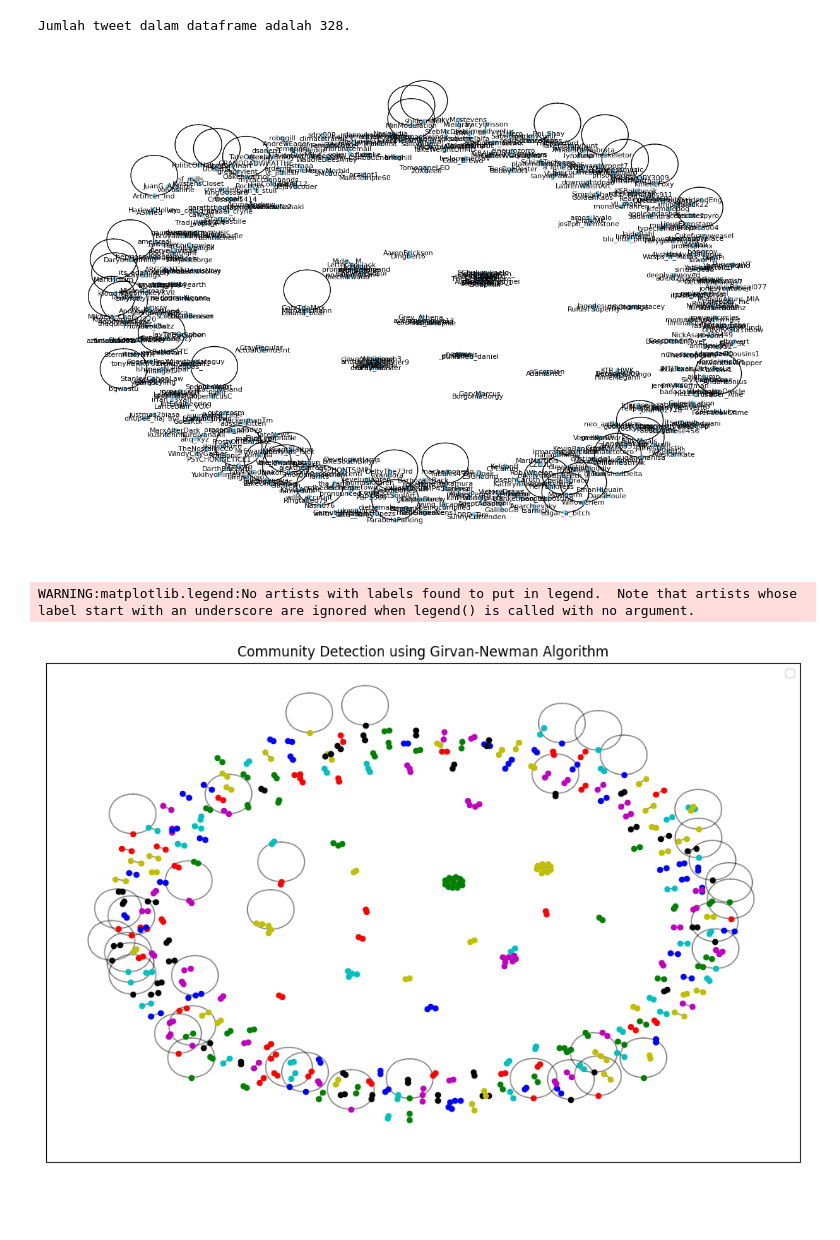
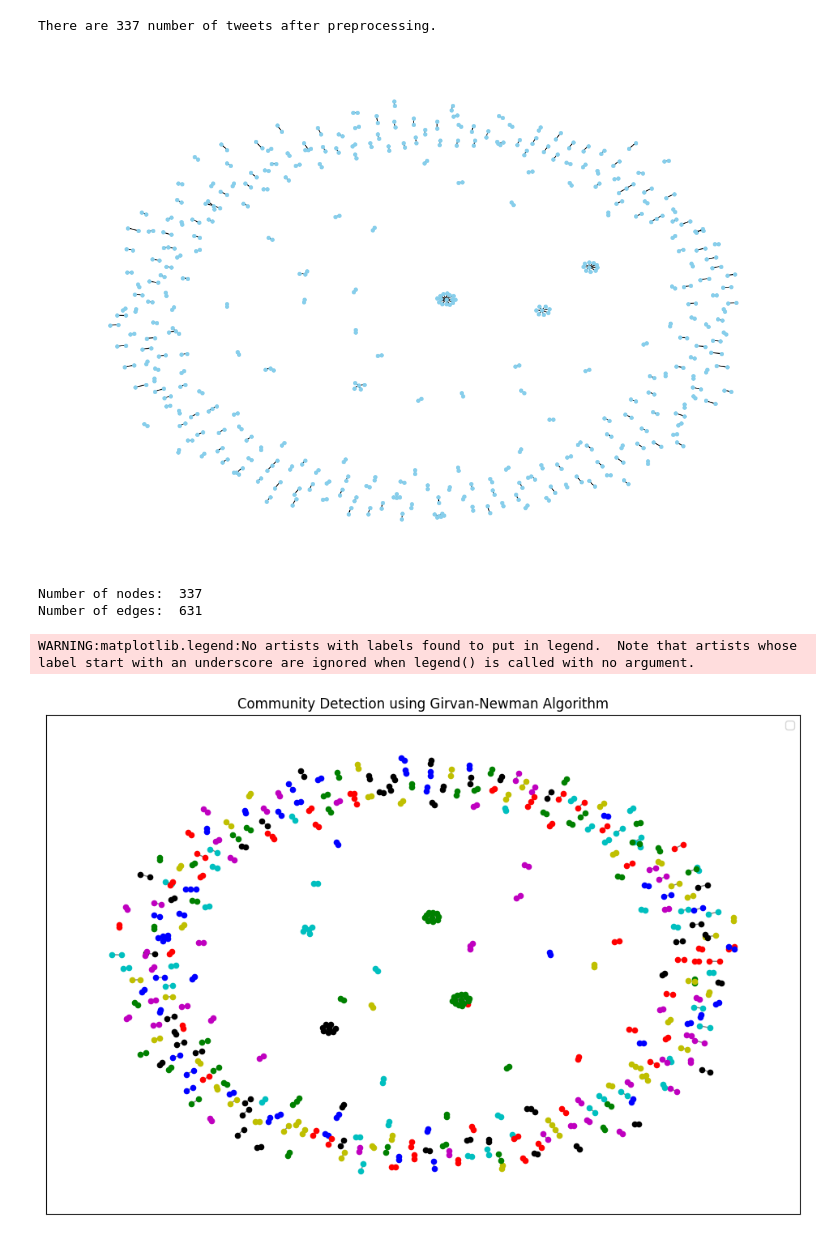
Before and after one commit to hidayattaufiqur/AJS-project-two, a Jupyter notebook: AJS_Project_2.ipynb, the cells around one changed output. Saved outputs shown, nothing was run; the diff lists cells and outputs as text; code cells hidden in the pictures; blank space fills up the shorter version.

```diff
--- a/AJS_Project_2.ipynb
+++ b/AJS_Project_2.ipynb
@@ -110,6 +107,9 @@ Jumlah tweet dalam dataframe adalah 774.
 # %%
 # Preprocess the data
-df = df[['username', 'in_reply_to_screen_name']].dropna()
+df = df[['id_str', 'username', 'in_reply_to_screen_name', 'full_text', 'quote_count', 'reply_count', 'retweet_count', 'favorite_count', 'lang']].dropna()
 df.drop_duplicates(inplace=True)
+
+df['username'] = df['username'].astype(str)
+df['id_str'] = df['id_str'].astype(str)
 # %%
 # Display the DataFrame
@@ -122,17 +122,23 @@ display(df.head(3))
 # %%
 # Show how many rows of data are there after preprocessing
 num_tweets = len(df)
-print(f"Jumlah tweet dalam dataframe adalah {num_tweets}.")
+print(f"There are {num_tweets} number of tweets after preprocessing.")
 # %% [output]
-Jumlah tweet dalam dataframe adalah 328.
+There are 337 number of tweets after preprocessing.
 # %%
 # Create graph
-G = nx.from_pandas_edgelist(df, 'username', 'in_reply_to_screen_name')
+G = nx.from_pandas_edgelist(df, 'id_str', 'username')
 plt.figure(figsize=(12, 8))
-nx.draw(G, with_labels=True, node_size=20, node_color='skyblue', font_size=8)
+nx.draw(G, with_labels=False, node_size=15, node_color='skyblue', font_size=8)
 plt.show()
 # %% [output]
-[figure, old version]
+[figure, new version]
+# %%
+print ("Number of nodes: ", G.size())
+print ("Number of edges: ", G.order())
+# %% [output]
+Number of nodes:  337
+Number of edges:  631
 # %%
 # Apply Girvan-Newman algorithm
 def girvan_newman_communities(G):
@@ -157,4 +163,4 @@ plt.legend()
 plt.show()
 # %% [output]
 WARNING:matplotlib.legend:No artists with labels found to put in legend.  Note that artists whose label start with an underscore are ignored when legend() is called with no argument.
-[figure, old version]
+[figure, new version]
```
Also changed, not shown: parts of 25 cells of this notebook, 4 other files.
